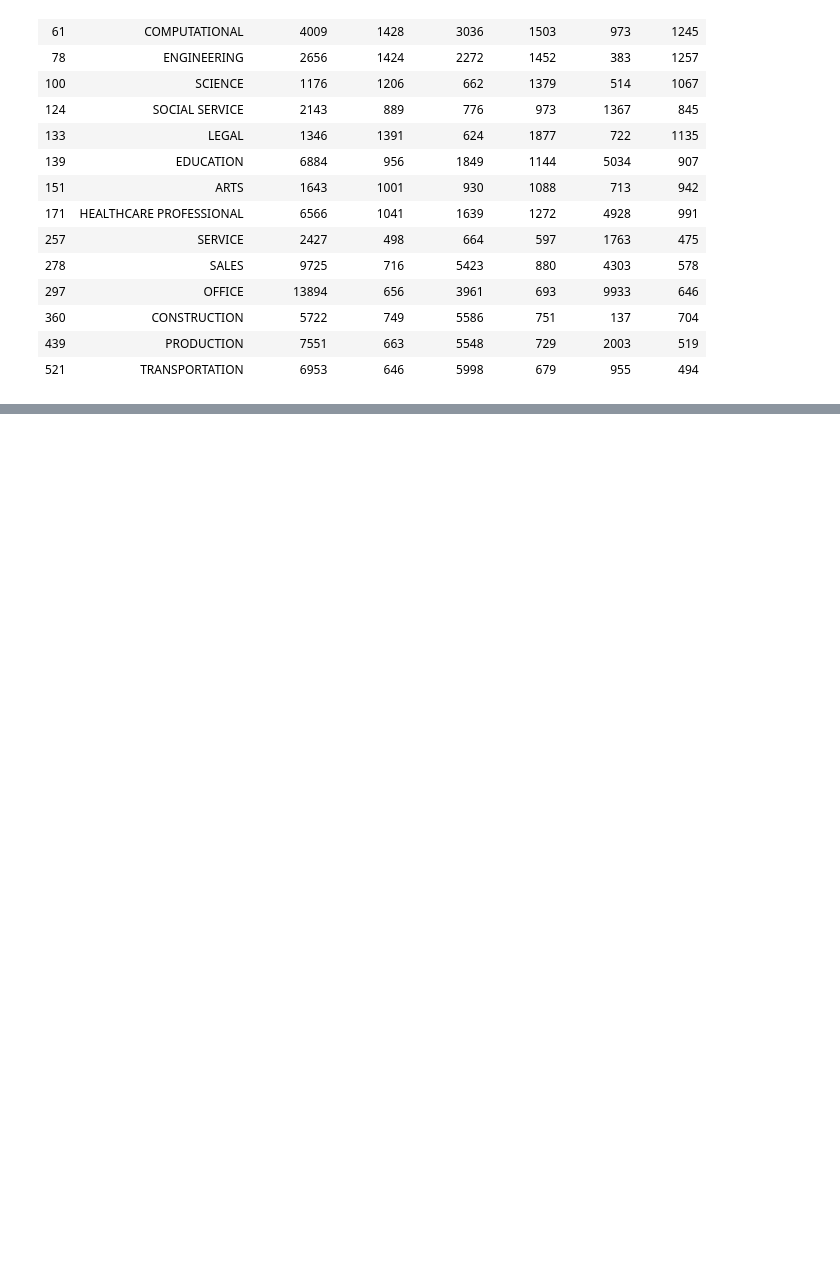
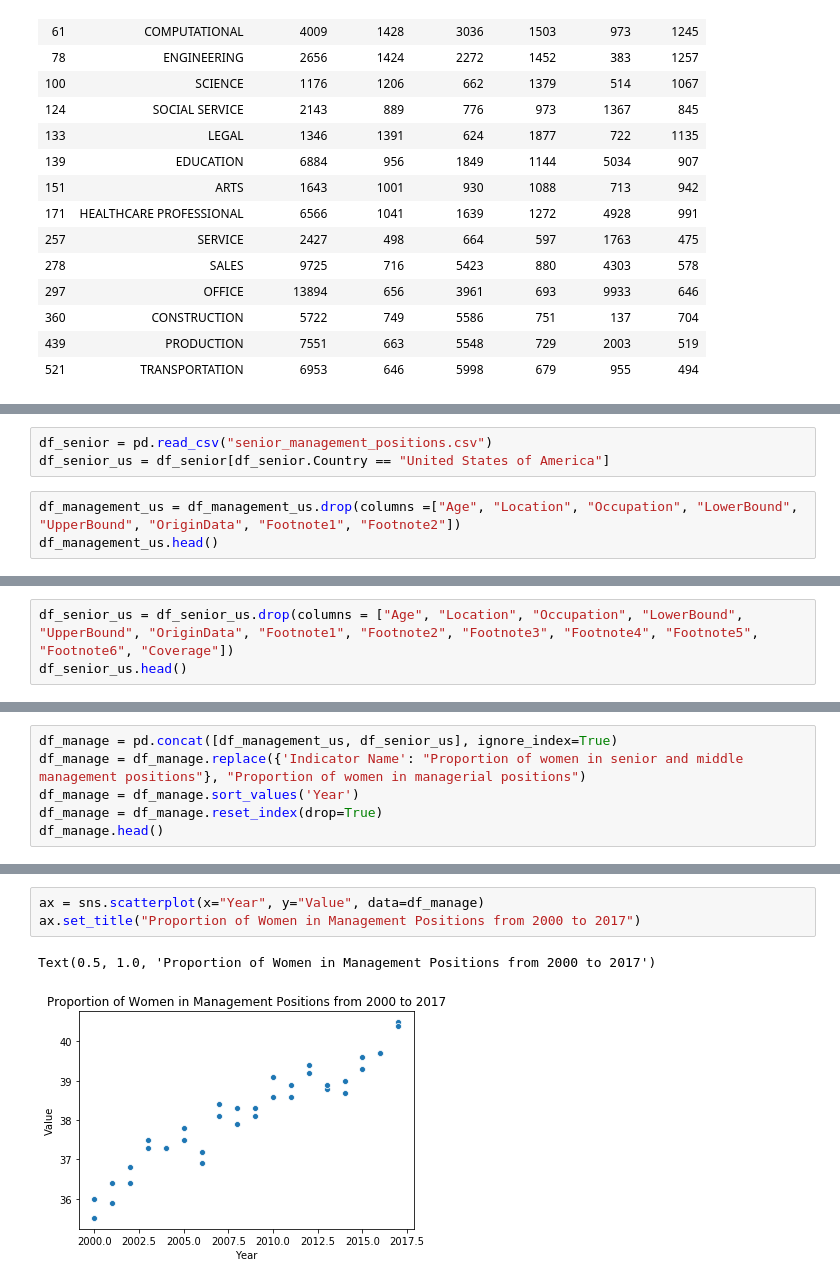
Before and after one commit to anjaliramesh42243/An-Exploratory-Data-Analysis-of-Women-in-the-Workforce, a Jupyter notebook: MaternityLeave.ipynb, the cells around one changed output, grey strips where cells are left out. Drawn from its saved outputs; the diff is of its cells as text; blank space fills up the shorter version.

```diff
--- a/MaternityLeave.ipynb
+++ b/MaternityLeave.ipynb
@@ -169,0 +493,6 @@ df_job_cat
+# %%
+df_senior = pd.read_csv("senior_management_positions.csv")
+df_senior_us = df_senior[df_senior.Country == "United States of America"]
+# %%
+df_management_us = df_management_us.drop(columns =["Age", "Location", "Occupation", "LowerBound", "UpperBound", "OriginData", "Footnote1", "Footnote2"])
+df_management_us.head()
@@ -169,0 +506,3 @@ df_job_cat
+# %%
+df_senior_us = df_senior_us.drop(columns = ["Age", "Location", "Occupation", "LowerBound", "UpperBound", "OriginData", "Footnote1", "Footnote2", "Footnote3", "Footnote4", "Footnote5", "Footnote6", "Coverage"])
+df_senior_us.head()
@@ -169,0 +516,6 @@ df_job_cat
+# %%
+df_manage = pd.concat([df_management_us, df_senior_us], ignore_index=True)
+df_manage = df_manage.replace({'Indicator Name': "Proportion of women in senior and middle management positions"}, "Proportion of women in managerial positions")
+df_manage = df_manage.sort_values('Year')
+df_manage = df_manage.reset_index(drop=True)
+df_manage.head()
@@ -169,0 +541,6 @@ df_job_cat
+# %%
+ax = sns.scatterplot(x="Year", y="Value", data=df_manage)
+ax.set_title("Proportion of Women in Management Positions from 2000 to 2017")
+# %% [output]
+Text(0.5, 1.0, 'Proportion of Women in Management Positions from 2000 to 2017')
+[figure, added]
```
Also changed, not shown: parts of 38 cells of this notebook, 2 other files.
